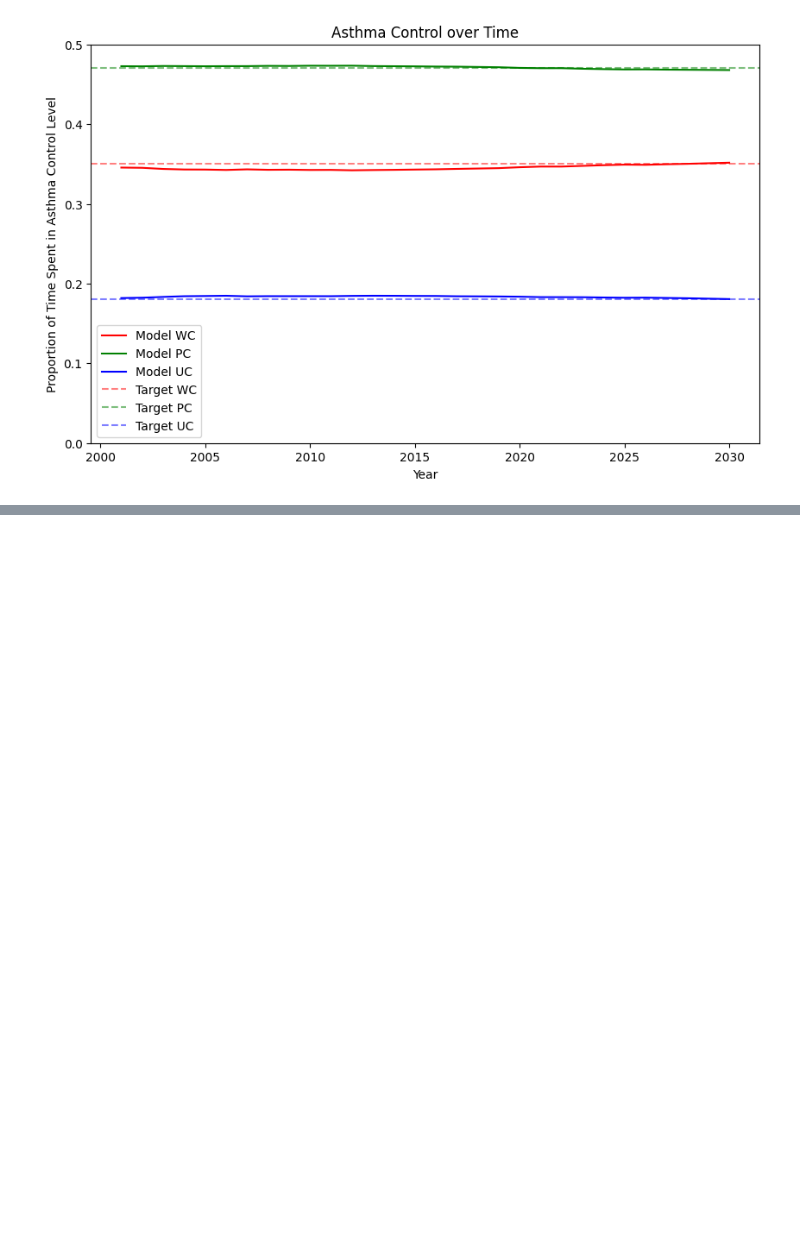
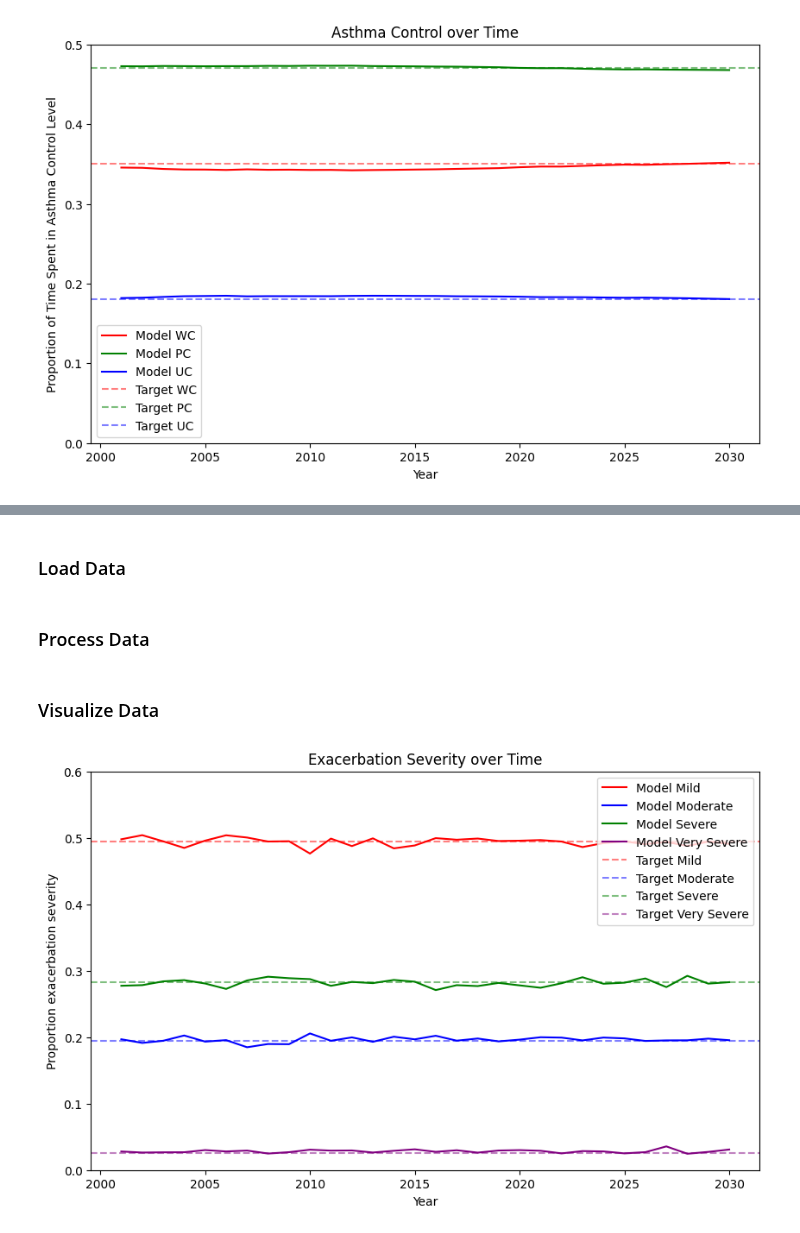
Before and after one commit to resplab/leap, a Jupyter notebook: docs/model/model-validation.ipynb, the cells around one changed output, grey strips where cells are left out. Saved outputs shown, nothing was run; the diff lists cells and outputs as text; code cells hidden in the pictures; blank space fills up the shorter version.

Commit message:
add exacerbation severity figure

```diff
--- a/docs/model/model-validation.ipynb
+++ b/docs/model/model-validation.ipynb
@@ -438,0 +442,9 @@ plt.show()
+# %% [markdown]
+### Load Data
+# %%
+# Read in simulation control data
+model_exac_severity_df_raw = pd.read_csv(
+    RUN_BUNDLE_FOLDER / "outcome_matrix_exacerbation_by_severity.csv"
+)
+# %% [markdown]
+### Process Data
@@ -438,0 +501,57 @@ plt.show()
+# %% [markdown]
+### Visualize Data
+# %%
+# Plotting parameters
+plt.figure(figsize=(10, 6))
+
+# Create plots for each severity level
+# Plot mild exacerbation severity from model
+plt.plot(
+    model_exac_level0_total["year"],
+    model_exac_level0_total["p_exacerbations"],
+    label="Model Mild",
+    color="red",
+    linestyle="solid",
+)
+# Plot moderate  exacerbation severity from model
+plt.plot(
+    model_exac_level1_total["year"],
+    model_exac_level1_total["p_exacerbations"],
+    label="Model Moderate",
+    color="blue",
+    linestyle="solid",
+)
+# Plot severe exacerbation severity from model
+plt.plot(
+    model_exac_level2_total["year"],
+    model_exac_level2_total["p_exacerbations"],
+    label="Model Severe",
+    color="green",
+    linestyle="solid",
+)
+# Plot very severe exacerbation severity from model
+plt.plot(
+    model_exac_level3_total["year"],
+    model_exac_level3_total["p_exacerbations"],
+    label="Model Very Severe",
+    color="purple",
+    linestyle="solid",
+)
+# Plot horizontal target values
+plt.axhline(y=TARGET_MILD, label="Target Mild", color="red", linestyle="dashed", alpha=0.5)
+plt.axhline(y=TARGET_MODERATE, label="Target Moderate", color="blue", linestyle="dashed", alpha=0.5)
+plt.axhline(y=TARGET_SEVERE, label="Target Severe", color="green", linestyle="dashed", alpha=0.5)
+plt.axhline(
+    y=TARGET_VERY_SEVERE, label="Target Very Severe", color="purple", linestyle="dashed", alpha=0.5
+)
+
+# Additional elements
+plt.ylim(0, 0.6)
+plt.xlabel("Year")
+plt.ylabel("Proportion exacerbation severity")
+plt.title("Exacerbation Severity over Time")
+plt.legend(loc="upper right")
+
+plt.show()
+# %% [output]
+[figure, added]
```
Also changed, not shown: parts of 3 cells of this notebook.
